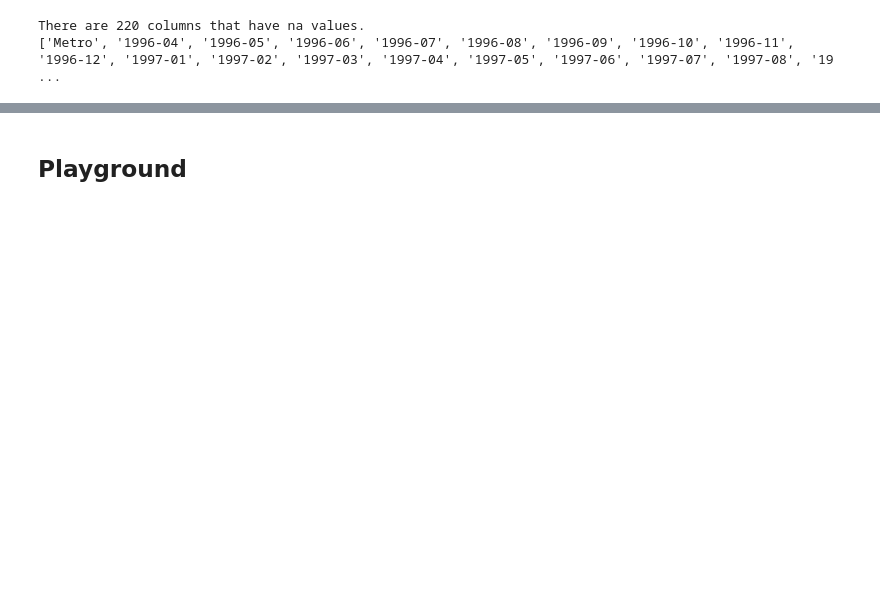
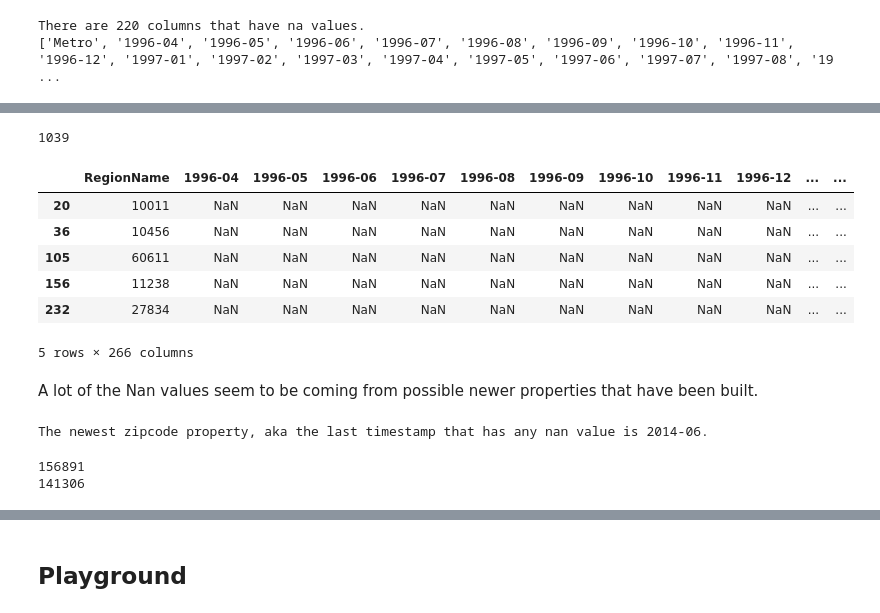
Before and after one commit to stevenkyle2013/ZillowTimeSeries, a Jupyter notebook: Main.ipynb, the cells around one changed output, grey strips where cells are left out. Saved outputs shown, nothing was run; the diff lists cells and outputs as text; code cells hidden in the pictures; blank space fills up the shorter version.

```diff
--- a/Main.ipynb
+++ b/Main.ipynb
@@ -56,0 +95,20 @@ There are 220 columns that have na values.
+# %%
+null_data = data_ZipcodeID[data_ZipcodeID.isnull().any(axis=1)]
+print(len(null_data))
+null_data.head()
+# %% [output]
+1039
+|  | RegionName | 1996-04 | 1996-05 | 1996-06 | 1996-07 | 1996-08 | 1996-09 | 1996-10 | 1996-11 | 1996-12 | ... | ... |
+| 20 | 10011 | NaN | NaN | NaN | NaN | NaN | NaN | NaN | NaN | NaN | ... | ... |
+| 36 | 10456 | NaN | NaN | NaN | NaN | NaN | NaN | NaN | NaN | NaN | ... | ... |
+| 105 | 60611 | NaN | NaN | NaN | NaN | NaN | NaN | NaN | NaN | NaN | ... | ... |
+| 156 | 11238 | NaN | NaN | NaN | NaN | NaN | NaN | NaN | NaN | NaN | ... | ... |
+| 232 | 27834 | NaN | NaN | NaN | NaN | NaN | NaN | NaN | NaN | NaN | ... | ... |
+5 rows × 266 columns
+# %% [markdown]
+A lot of the Nan values seem to be coming from possible newer properties that have been built.
+# %%
+print('The newest zipcode property, aka the last timestamp that has any nan value is {}.'.format(
+    null_data.columns[null_data.isnull().any()][-1]))
+# %% [output]
+The newest zipcode property, aka the last timestamp that has any nan value is 2014-06.
@@ -56,0 +117,6 @@ There are 220 columns that have na values.
+# %%
+print(null_data.isna().sum().sum())
+print(new_null.isna().sum().sum())
+# %% [output]
+156891
+141306
```
Also changed, not shown: parts of 13 cells of this notebook.
